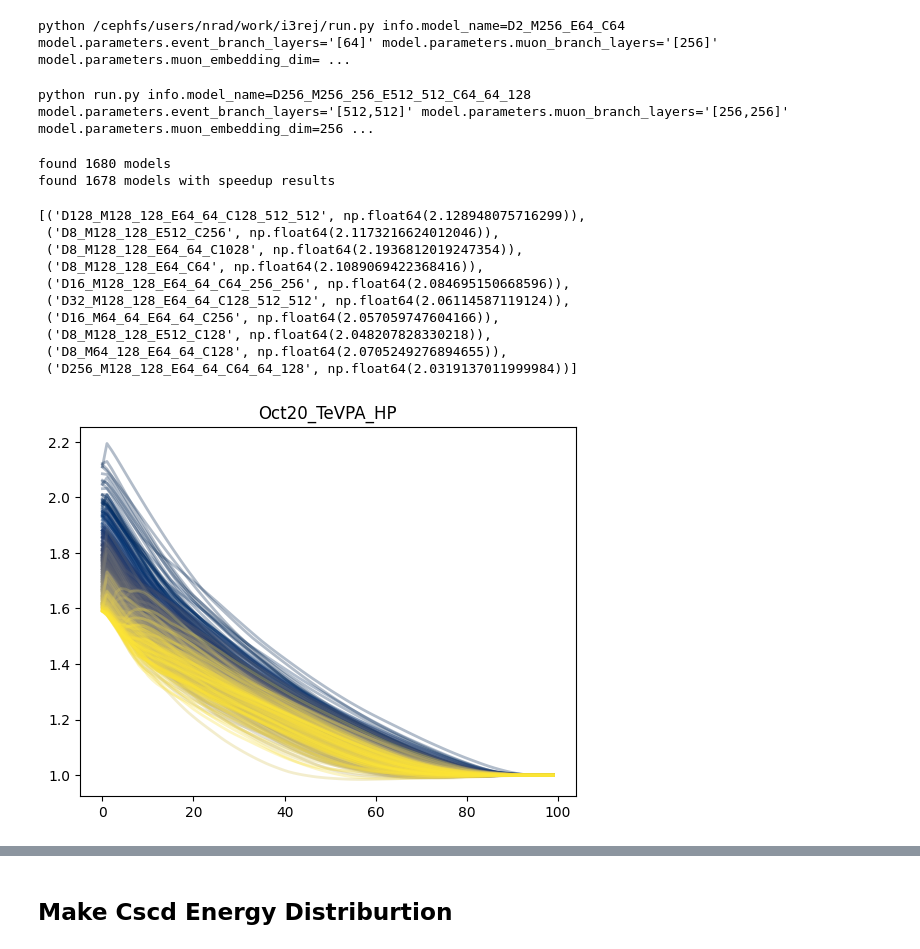
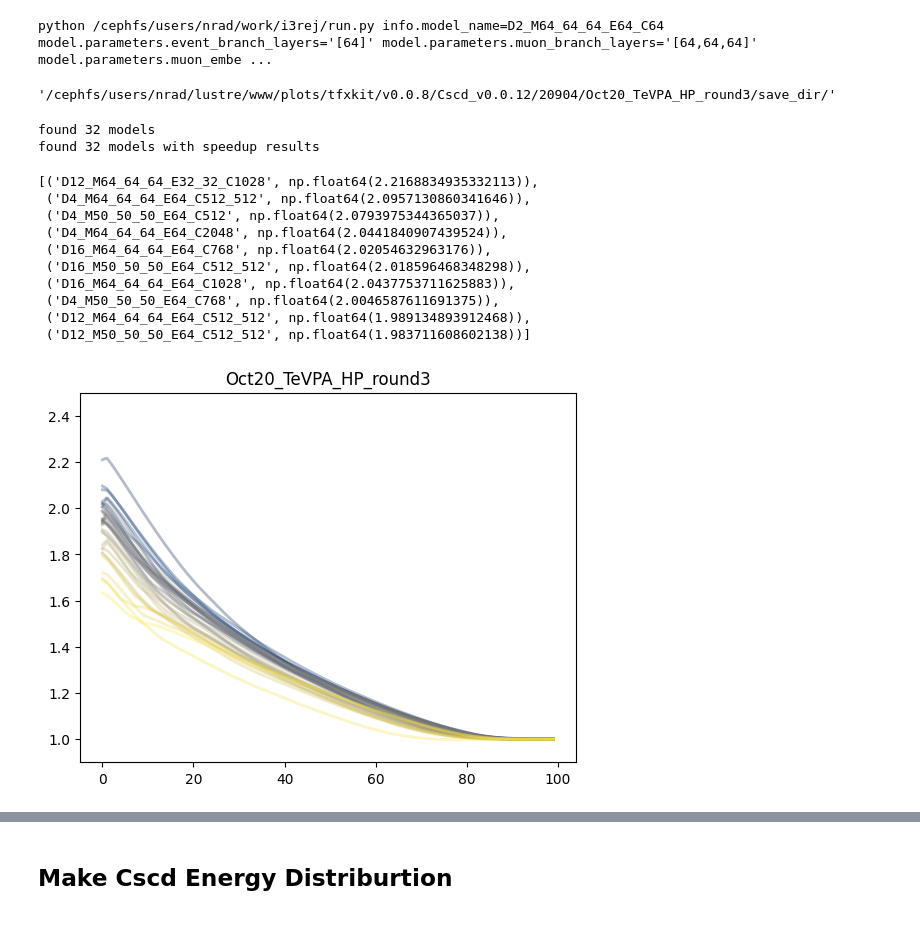
Before and after one commit to nrad/i3rej, a Jupyter notebook: manual_hp.ipynb, the cells around one changed output, grey strips where cells are left out. Saved outputs shown, nothing was run; the diff lists cells and outputs as text; code cells hidden in the pictures.

```diff
--- a/manual_hp.ipynb
+++ b/manual_hp.ipynb
@@ -1,6 +1,10 @@
 # %%
+import os
+import itertools
+import glob
 
-model_tag="Oct20_TeVPA_HP"
+
+model_tag="Oct20_TeVPA_HP_round3"
 
 save_dir = f"/cephfs/users/nrad/lustre/www/plots/tfxkit/v0.0.8/Cscd_v0.0.12/20904/{model_tag}/save_dir/"
 args_template = "info.model_name={model_name} model.parameters.event_branch_layers={event_branch_layers} model.parameters.muon_branch_layers={muon_branch_layers} model.parameters.muon_embedding_dim={muon_embedding_dim} model.parameters.combination_layers={combination_layers} training.epochs={epochs}"
@@ -9,25 +13,38 @@ args_template = f"{args_template} info.save_dir={save_dir} hydra.output_subdir=n
 command_template = f"python /cephfs/users/nrad/work/i3rej/run.py {args_template}"
 
 
-import itertools
-
 
 base_layers = [64, 128, 256, 512]
 
 layers_comb = list(itertools.product(base_layers, repeat=1)) + list(itertools.product(base_layers, repeat=2)) + list(itertools.product(base_layers, repeat=3))
 combination_map = {str(x):x for x in layers_comb}
 comb_keys = list(combination_map.keys())
-muon_embedding_dims = [2,8, 16, 32, 64, 128, 256]
 
 event_branch_layers_choices = [(64,), (64, 64), (256,256), (512,), (512, 512)]
 muon_branch_layers_choices = [ (256,), (64,),  (64, 64), (64, 128), (128, 128), (256, 256) ]
 combination_layers_choices = [(64,), (128,), (256,), (512,), (1028,), (64, 256,256), (128, 512, 512), (64, 64, 128)]
+muon_embedding_dims = [2,8, 16, 32, 64, 128, 256]
 
+#  'D8_M128_128_E512_C256',
+#  'D8_M128_128_E64_64_C1028',
+
+
+muon_embedding_dims = [2,4,8,12]
+muon_branch_layers_choices = [ (64,64,64), (32,32,32), (32,32), (64, 32), (32, 64), (32,32,32,32), (64,64,64,64), (128,128,128), (128, 128)]
+combination_layers_chocies = [ (256,), (1028, ), (32, 32), (32, 32, 32), (32, 64), (32, 64, 64), (64, 64, 128), (64, 32), (64, 64, 64), (128, 128, 128)]
+event_branch_layers_choices = [ (64,), (64, 64), (256,256), (512,), (512, 512), (32, 32), (32, 32, 32), (32, 32, 32, 32), (64, 64, 64, 64), (128, 128, 128, 128)]
+
+
+muon_embedding_dims = [4, 8, 12, 16]
+muon_branch_layers_choices = [ (64, 64, 64), (48, 48, 48,), ()]
+event_branch_layers_choices = [ (64, ), (32, 32), (64, 64), (256,), (64, 64, 32) ]
+combination_layers_choices = [ (1028,), (2048,), (512,), (768,), (512, 512),  ]
 
 def make_string_list(layers):
     return "'[{}]'".format(",".join([str(x) for x in layers]))
 
 commands = []
+already_done = []
 for event_branch_layers in event_branch_layers_choices:
     etag = "E{}".format("_".join([str(x) for x in event_branch_layers]))
     for muon_branch_layers in muon_branch_layers_choices :
@@ -38,6 +55,10 @@ for event_branch_layers in event_branch_layers_choices:
             for muon_embedding_dim in muon_embedding_dims:
                 embtag = f"D{muon_embedding_dim}"
                 model_name = f"{embtag}_{mtag}_{etag}_{ctag}"
+                model_output = f'{save_dir}/{model_name}/speedup.pkl'
+                if os.path.exists(model_output):
+                    already_done.append(model_name)
+                    continue
                 command = command_template.format(model_name=model_name,
                                                     event_branch_layers=make_string_list(event_branch_layers),
                                                     muon_branch_layers=make_string_list(muon_branch_layers),
@@ -54,8 +75,8 @@ for event_branch_layers in event_branch_layers_choices:
                 commands.append(command)
                 #print(model_name)
 
-print(len(commands))
-
+print(f'total: {len(commands)}')
+print(f'already done: {len(already_done)}')
 
 job_file = f"/cephfs/users/nrad/work/i3rej/manual_hp/{model_tag}.txt"
 print("\n".join(commands), file=open(job_file, "w") )
@@ -67,11 +109,10 @@ jobs written to:
 # %%
-print(commands[0])
 # %% [output]
-python /cephfs/users/nrad/work/i3rej/run.py info.model_name=D2_M256_E64_C64 model.parameters.event_branch_layers='[64]' model.parameters.muon_branch_layers='[256]' model.parameters.muon_embedding_dim= ...
+python /cephfs/users/nrad/work/i3rej/run.py info.model_name=D2_M64_64_64_E64_C64 model.parameters.event_branch_layers='[64]' model.parameters.muon_branch_layers='[64,64,64]' model.parameters.muon_embe ...
 # %%
-python run.py info.model_name=D2_M256_E64_C64 model.parameters.event_branch_layers='[64]' model.parameters.muon_branch_layers='[256]' model.parameters.muon_embedding_dim=2 model.parameters.combination_layers='[64]' training.epochs=50 info.save_dir=/cephfs/users/nrad/lustre/www/plots/tfxkit/v0.0.8/Cscd_v0.0.12/20904/Oct20_TeVPA_HP/save_dir/ hydra.output_dir=null
+save_dir
 # %% [output]
-python run.py info.model_name=D256_M256_256_E512_512_C64_64_128 model.parameters.event_branch_layers='[512,512]' model.parameters.muon_branch_layers='[256,256]' model.parameters.muon_embedding_dim=256 ...
+'/cephfs/users/nrad/lustre/www/plots/tfxkit/v0.0.8/Cscd_v0.0.12/20904/Oct20_TeVPA_HP_round3/save_dir/'
 # %%
 import glob
 import os
@@ -92,41 +133,42 @@ for model_dir in model_dirs:
     speedup_res = pickle.load(open(speedup_res_path, "rb"))
     results[model_name] = speedup_res[model_name]['speed_normed']
 
+
 print(f"found {len(results)} models with speedup results")
 # %% [output]
-found 1680 models
-found 1678 models with speedup results
+found 32 models
+found 32 models with speedup results
 # %%
 
 import matplotlib.pyplot as plt
 import numpy as np
 
 
 
 good_speedups = [(k,v) for k,v in results.items() if np.max(v) > 1.1]
 good_speedups = sorted(good_speedups, key=lambda x: x[1][0] , reverse=True)
 good_speedups = good_speedups[:500]
 cmap = plt.get_cmap('cividis')
 
 colors = cmap(np.linspace(0, 1, len(good_speedups)))
 
 
 imodel = 0
 for model_name, speedup in good_speedups:
     plt.plot(speedup, label=model_name, color=colors[imodel], alpha=0.3, lw=2 )
     imodel += 1
-
+plt.ylim(0.9, 2.5)
 plt.title(f'{model_tag}')
 [ (k[0], np.max(k[1]) ) for k in good_speedups[:10]]
 # %% [output]
-[('D128_M128_128_E64_64_C128_512_512', np.float64(2.128948075716299)),
- ('D8_M128_128_E512_C256', np.float64(2.1173216624012046)),
- ('D8_M128_128_E64_64_C1028', np.float64(2.1936812019247354)),
- ('D8_M128_128_E64_C64', np.float64(2.1089069422368416)),
- ('D16_M128_128_E64_64_C64_256_256', np.float64(2.084695150668596)),
- ('D32_M128_128_E64_64_C128_512_512', np.float64(2.06114587119124)),
- ('D16_M64_64_E64_64_C256', np.float64(2.057059747604166)),
- ('D8_M128_128_E512_C128', np.float64(2.048207828330218)),
- ('D8_M64_128_E64_64_C128', np.float64(2.0705249276894655)),
- ('D256_M128_128_E64_64_C64_64_128', np.float64(2.0319137011999984))]
+[('D12_M64_64_64_E32_32_C1028', np.float64(2.2168834935332113)),
+ ('D4_M64_64_64_E64_C512_512', np.float64(2.0957130860341646)),
+ ('D4_M50_50_50_E64_C512', np.float64(2.0793975344365037)),
+ ('D4_M64_64_64_E64_C2048', np.float64(2.0441840907439524)),
+ ('D16_M64_64_64_E64_C768', np.float64(2.02054632963176)),
+ ('D16_M50_50_50_E64_C512_512', np.float64(2.018596468348298)),
+ ('D16_M64_64_64_E64_C1028', np.float64(2.0437753711625883)),
+ ('D4_M50_50_50_E64_C768', np.float64(2.0046587611691375)),
+ ('D12_M64_64_64_E64_C512_512', np.float64(1.989134893912468)),
+ ('D12_M50_50_50_E64_C512_512', np.float64(1.983711608602138))]
-[figure, old version]
+[figure, new version]
```
Also changed, not shown: parts of 45 cells of this notebook, 5 other files.
